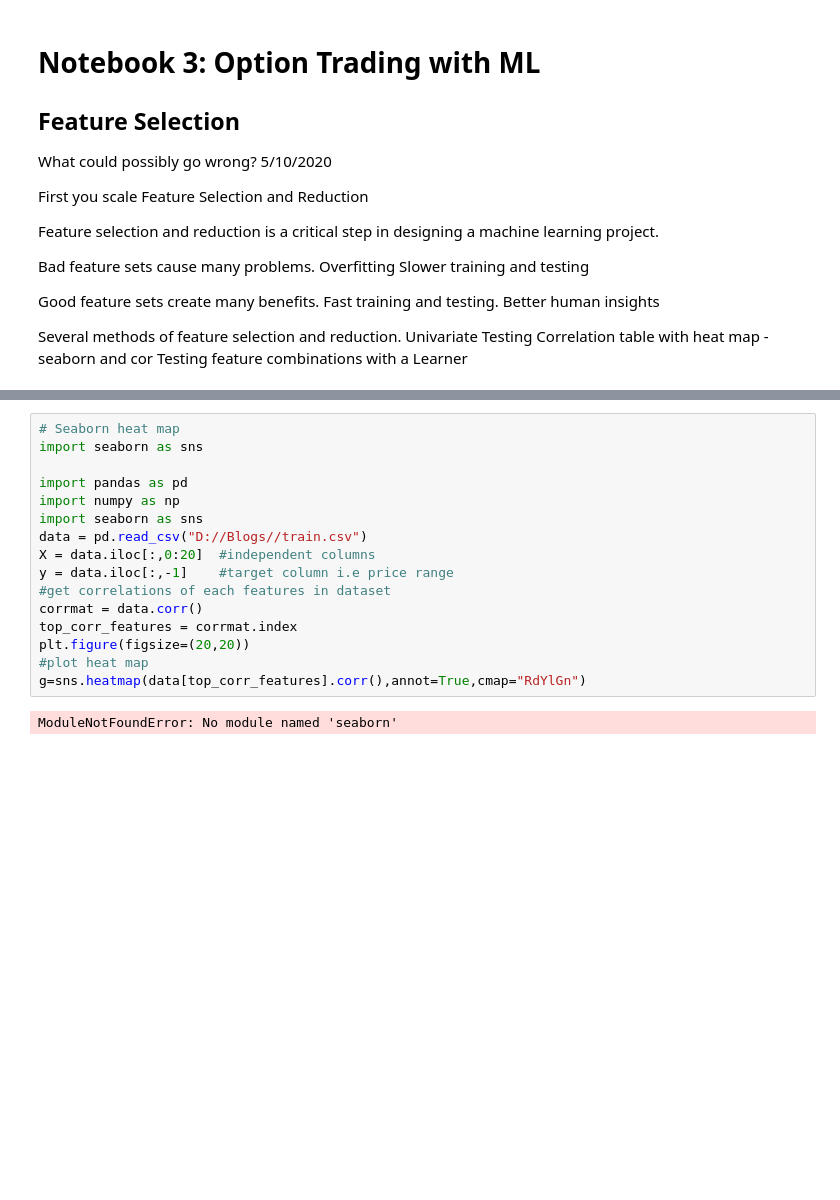
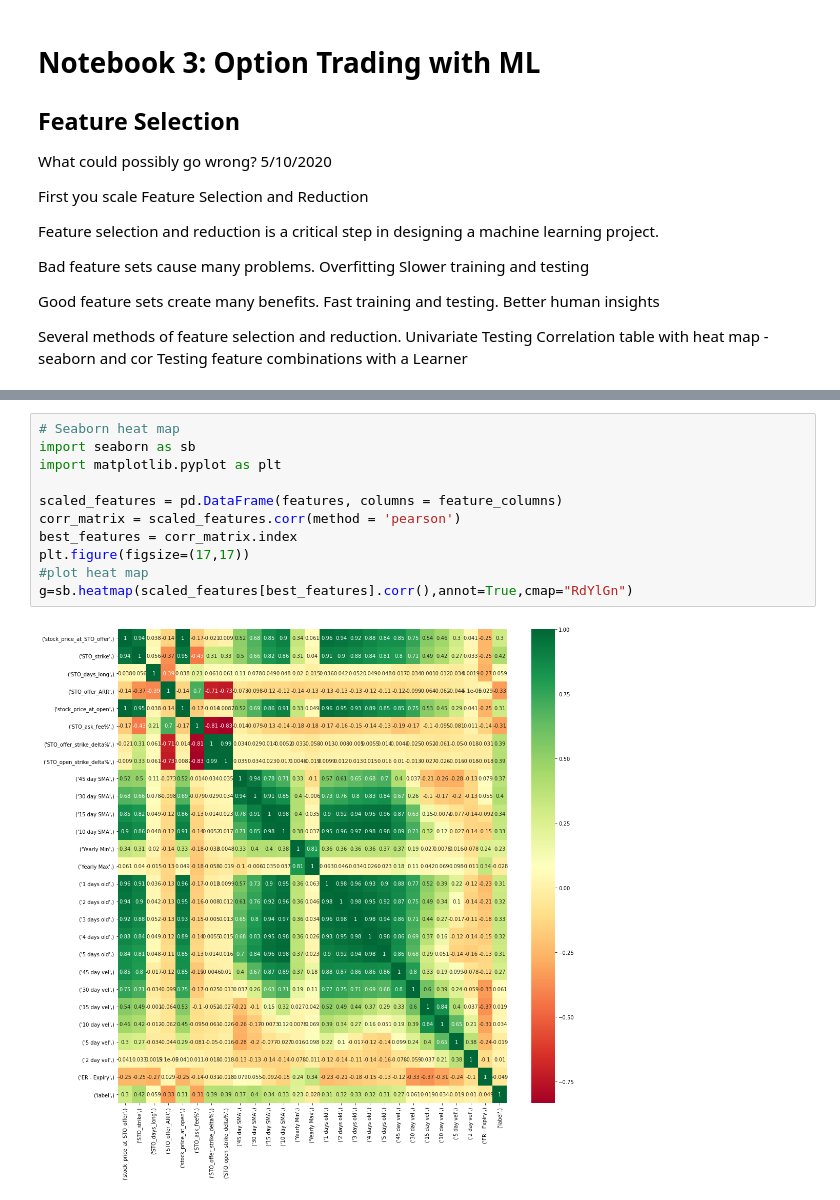
Before and after one commit to CajunCal/OptionTradingNotebooksXOM, a Jupyter notebook: FeatureSelection.ipynb, the cells around one changed output, grey strips where cells are left out. Saved outputs shown, nothing was run; the diff lists cells and outputs as text; blank space fills up the shorter version.

Commit message:
Feature Selection Update
Seaborn working
RFE working

```diff
--- a/FeatureSelection.ipynb
+++ b/FeatureSelection.ipynb
@@ -85,24 +85,19 @@ print(feature_scores)
 24     3.0                15 day vel
 25     1.0                 2 day vel
 26     NaN                     label
-# %%
-# Seaborn heat map
-import seaborn as sns
-
-import pandas as pd
-import numpy as np
-import seaborn as sns
-data = pd.read_csv("D://Blogs//train.csv")
-X = data.iloc[:,0:20]  #independent columns
-y = data.iloc[:,-1]    #target column i.e price range
-#get correlations of each features in dataset
-corrmat = data.corr()
-top_corr_features = corrmat.index
-plt.figure(figsize=(20,20))
-#plot heat map
-g=sns.heatmap(data[top_corr_features].corr(),annot=True,cmap="RdYlGn")
-# %% [output]
-ModuleNotFoundError: No module named 'seaborn'
+# %%
+# Seaborn heat map
+import seaborn as sb
+import matplotlib.pyplot as plt
+
+scaled_features = pd.DataFrame(features, columns = feature_columns)
+corr_matrix = scaled_features.corr(method = 'pearson')
+best_features = corr_matrix.index
+plt.figure(figsize=(17,17))
+#plot heat map
+g=sb.heatmap(scaled_features[best_features].corr(),annot=True,cmap="RdYlGn")
+# %% [output]
+[figure, added]
 # %%
 # Recursive Feature Elimination
 from sklearn.feature_selection import RFE
```
Also changed, not shown: parts of 2 cells of this notebook.
